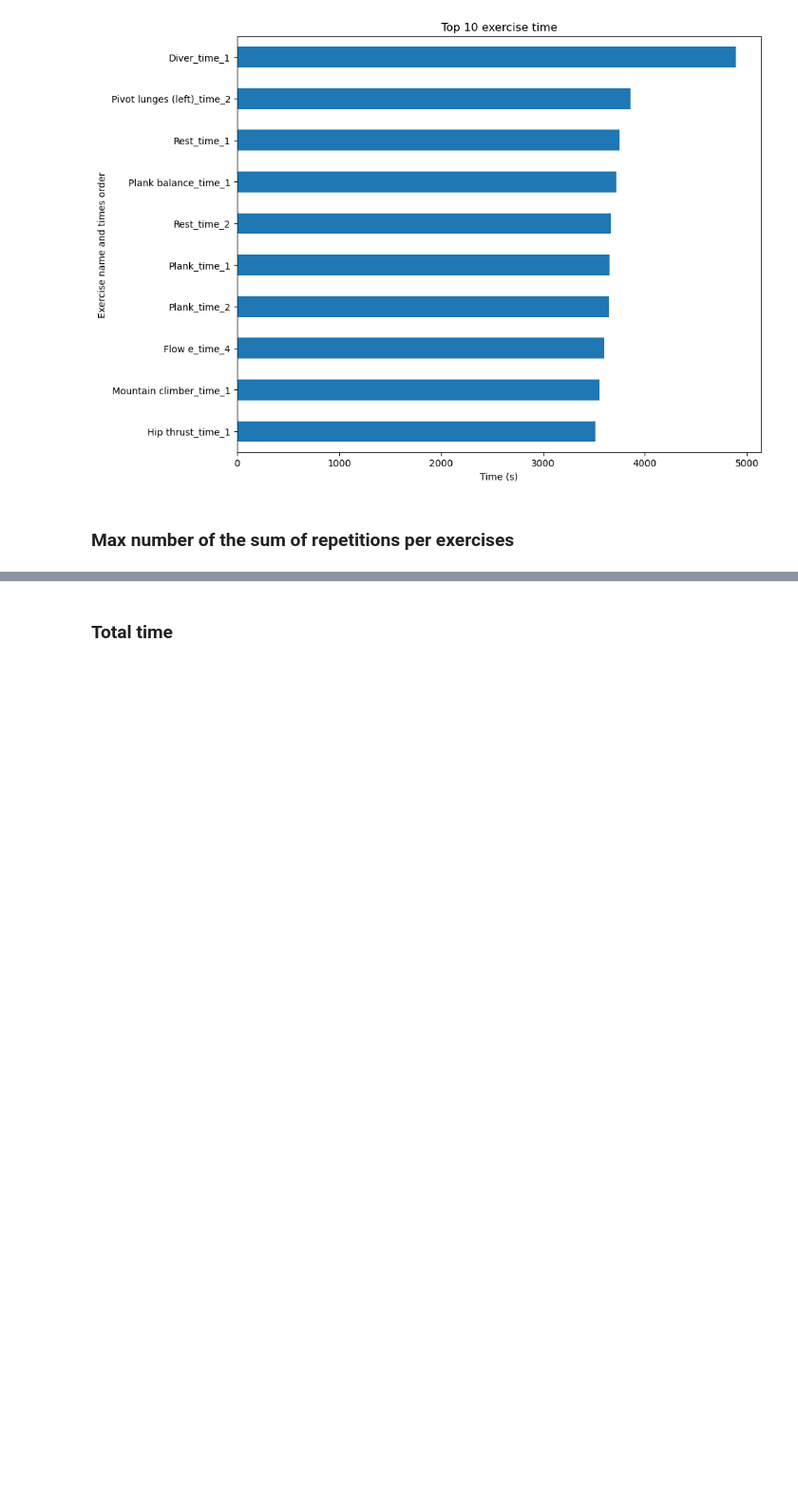
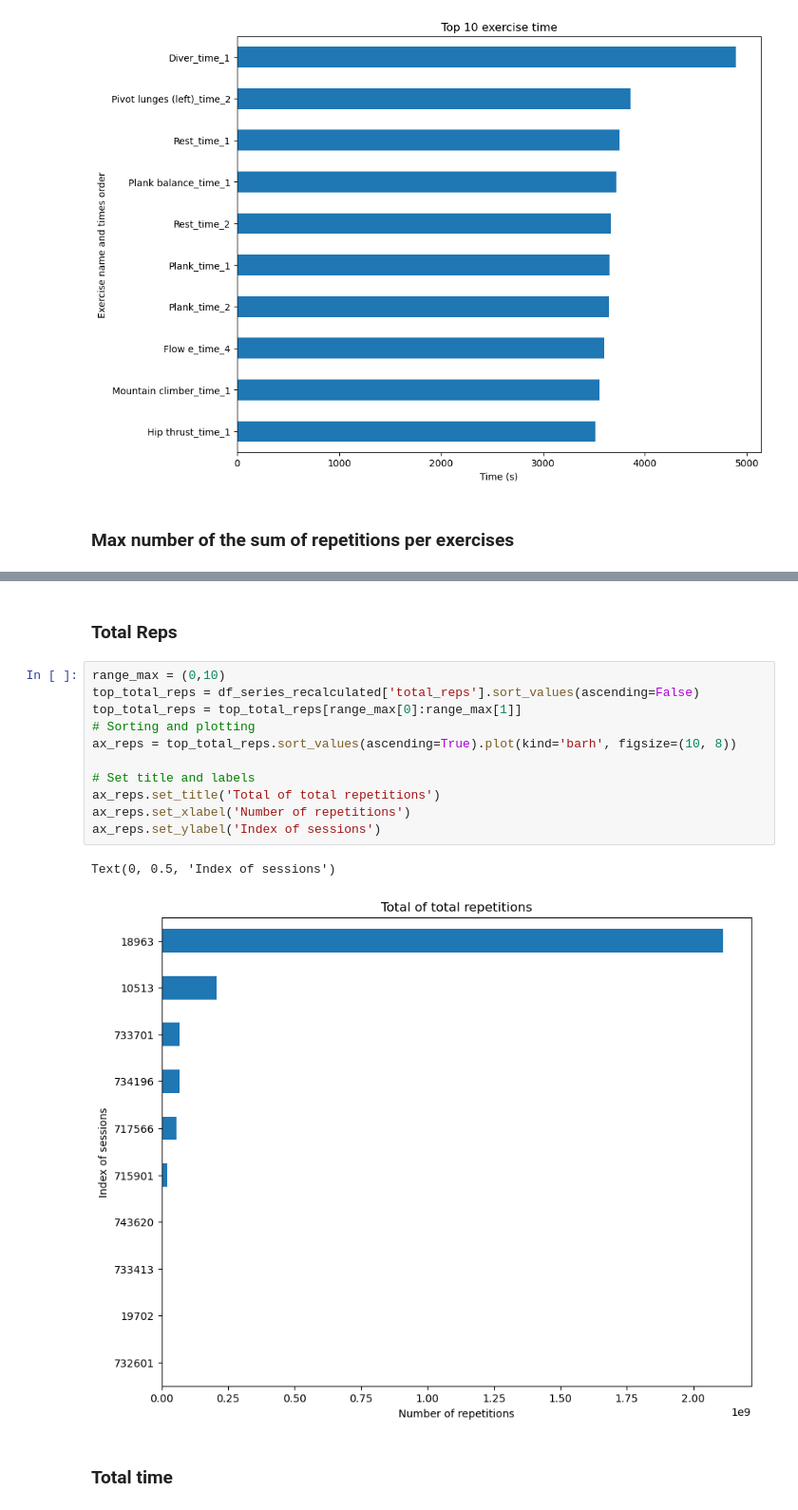
Before and after one commit to evidadeusto/mhunters, a Jupyter notebook: analysis_oscar_preprocessing/data_cleaning_dataframe_session_v0.ipynb, the cells around one changed output, grey strips where cells are left out. Shown at 95% size. Saved outputs shown, nothing was run; the diff lists cells and outputs as text; blank space fills up the shorter version.

```diff
--- a/analysis_oscar_preprocessing/data_cleaning_dataframe_session_v0.ipynb
+++ b/analysis_oscar_preprocessing/data_cleaning_dataframe_session_v0.ipynb
@@ -367,6 +356,22 @@ Weighted side lunge_total_time_per_exercise               6649.0
 Neck strecht_total_time_per_exercise                      5853.0
 Name: max, dtype: float64
 [figure]
+# %% [markdown]
+### Total Reps
+# %%
+range_max = (0,10)
+top_total_reps = df_series_recalculated['total_reps'].sort_values(ascending=False)
+top_total_reps = top_total_reps[range_max[0]:range_max[1]]
+# Sorting and plotting
+ax_reps = top_total_reps.sort_values(ascending=True).plot(kind='barh', figsize=(10, 8))
+
+# Set title and labels
+ax_reps.set_title('Total of total repetitions')
+ax_reps.set_xlabel('Number of repetitions')
+ax_reps.set_ylabel('Index of sessions')
+# %% [output]
+Text(0, 0.5, 'Index of sessions')
+[figure, added]
 # %% [markdown]
 ### Total time
 # %%
```
Also changed, not shown: parts of 40 cells of this notebook.
